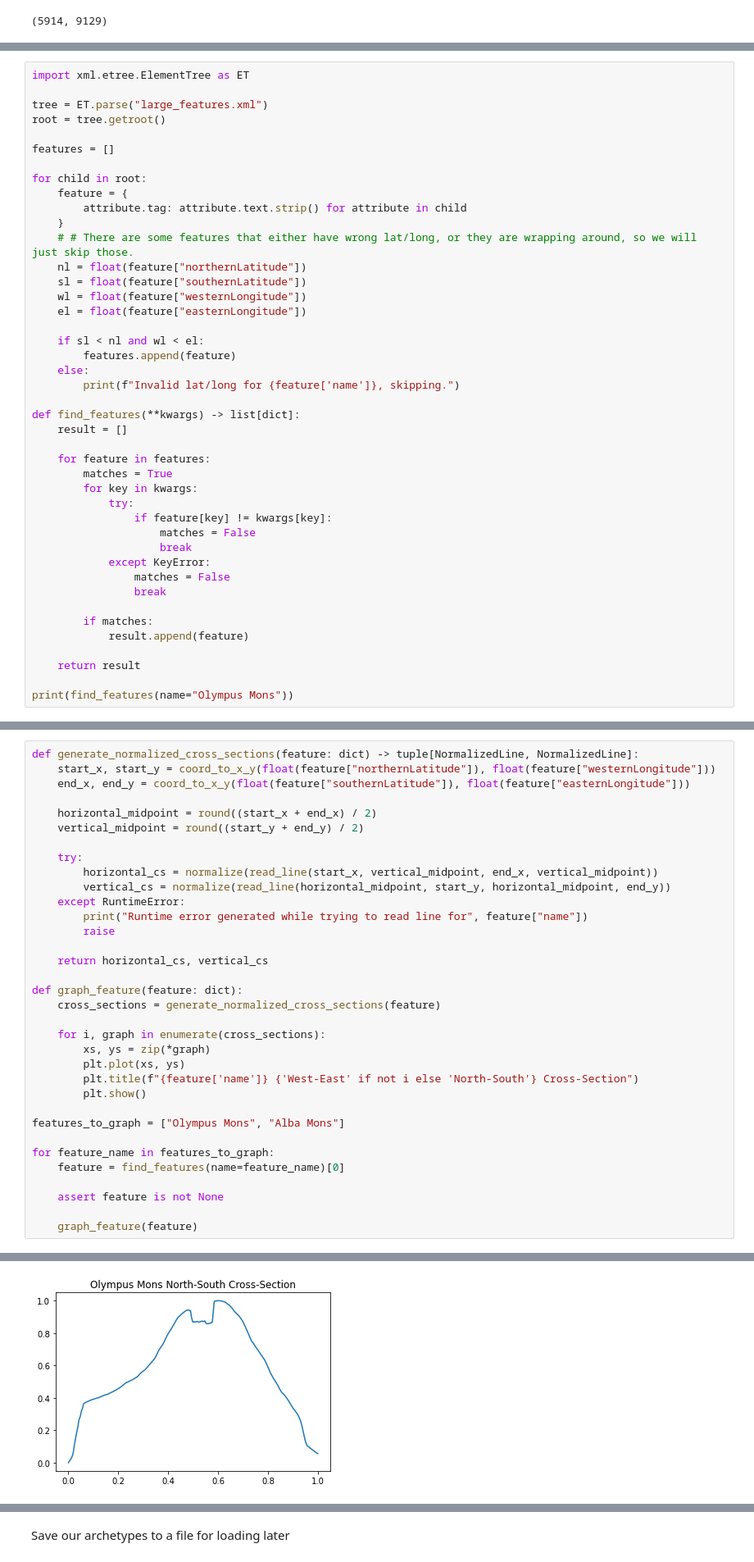
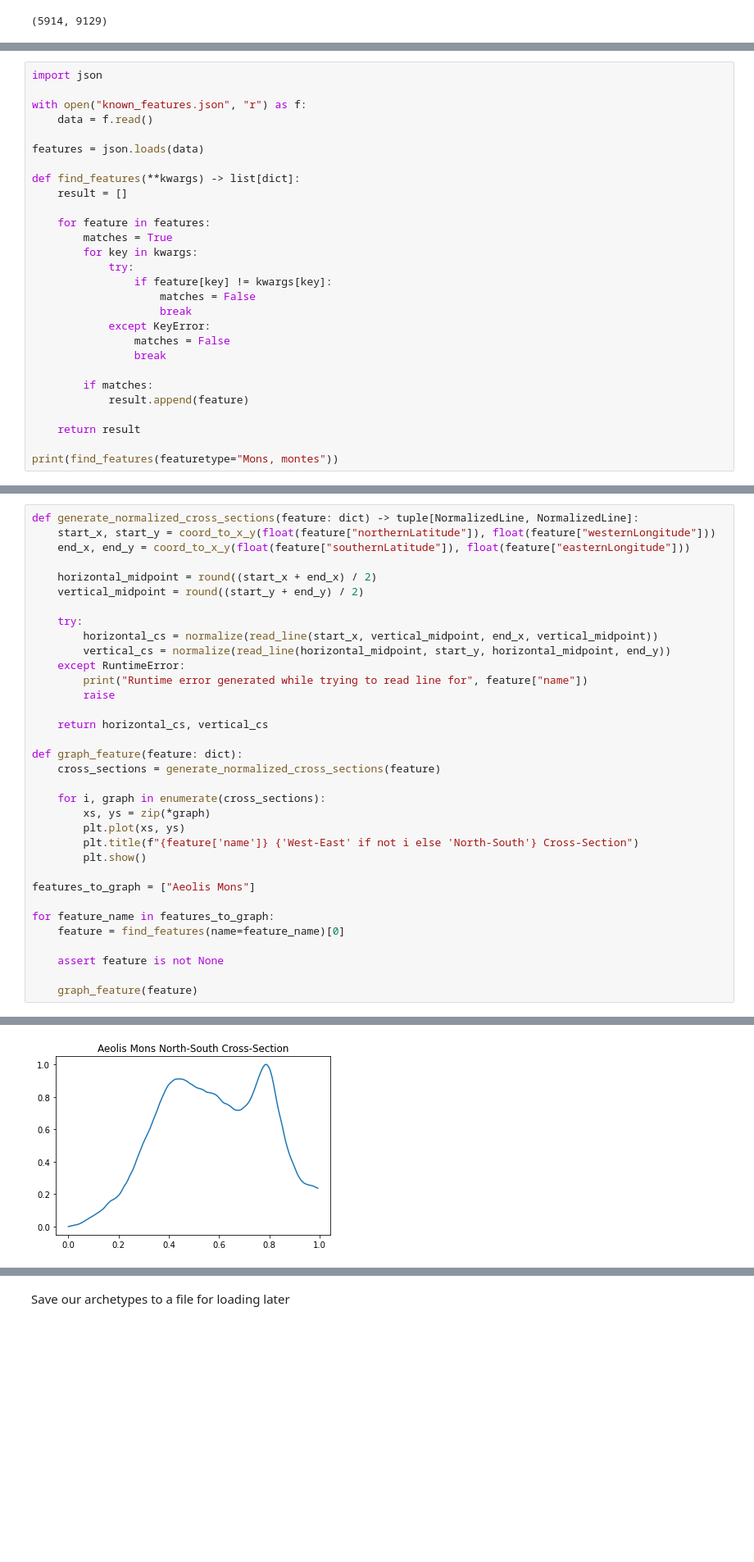
Before and after one commit to pydlv/mars, a Jupyter notebook: mars_archetypes.ipynb, the cells around one changed output, grey strips where cells are left out. Shown at 82% size. Cells and saved outputs as stored; diff of their text form; blank space fills up the shorter version.

```diff
--- a/mars_archetypes.ipynb
+++ b/mars_archetypes.ipynb
@@ -142,27 +142,12 @@ plt.plot(xs, ys)
 [<matplotlib.lines.Line2D at 0x...>]
 [figure]
 # %%
-import xml.etree.ElementTree as ET
+import json
 
-tree = ET.parse("large_features.xml")
-root = tree.getroot()
+with open("known_features.json", "r") as f:
+    data = f.read()
 
-features = []
-
-for child in root:
-    feature = {
-        attribute.tag: attribute.text.strip() for attribute in child
-    }
-    # # There are some features that either have wrong lat/long, or they are wrapping around, so we will just skip those.
-    nl = float(feature["northernLatitude"])
-    sl = float(feature["southernLatitude"])
-    wl = float(feature["westernLongitude"])
-    el = float(feature["easternLongitude"])
-
-    if sl < nl and wl < el:
-        features.append(feature)
-    else:
-        print(f"Invalid lat/long for {feature['name']}, skipping.")
+features = json.loads(data)
 
 def find_features(**kwargs) -> list[dict]:
     result = []
@@ -183,5 +168,5 @@ def find_features(**kwargs) -> list[dict]:
 
     return result
 
-print(find_features(name="Olympus Mons"))
+print(find_features(featuretype="Mons, montes"))
 # %% [output]
@@ -229,7 +197,7 @@ def graph_feature(feature: dict):
         plt.title(f"{feature['name']} {'West-East' if not i else 'North-South'} Cross-Section")
         plt.show()
 
-features_to_graph = ["Olympus Mons", "Alba Mons"]
+features_to_graph = ["Aeolis Mons"]
 
 for feature_name in features_to_graph:
     feature = find_features(name=feature_name)[0]
@@ -242 +210 @@ for feature_name in features_to_graph:
-[figure, old version]
+[figure, new version]
```
Also changed, not shown: parts of 7 cells of this notebook, 9 other files.
